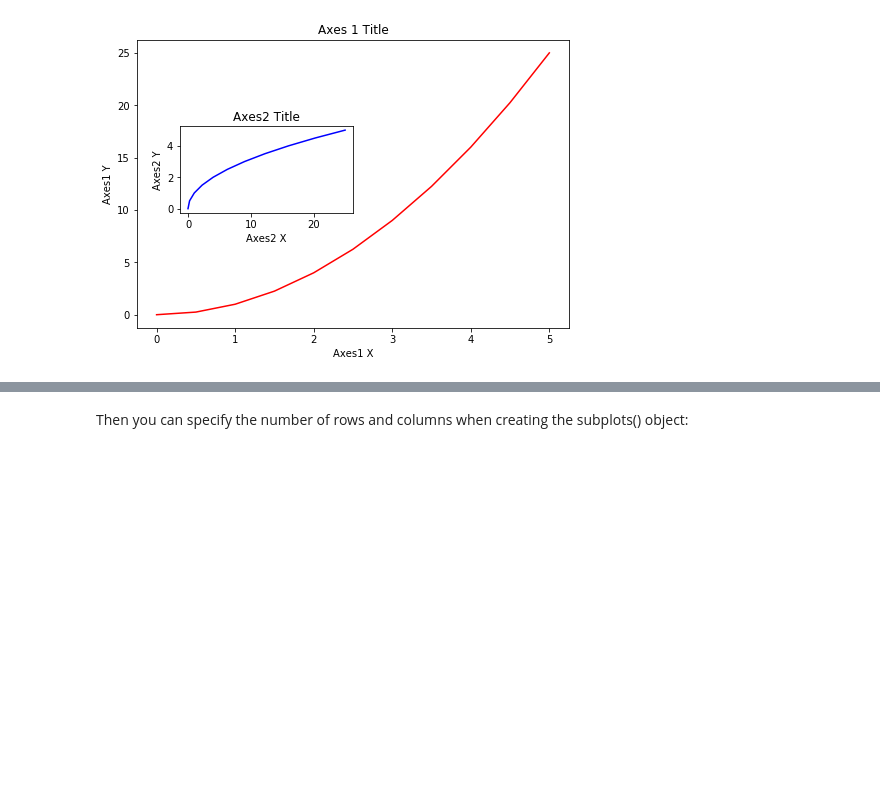
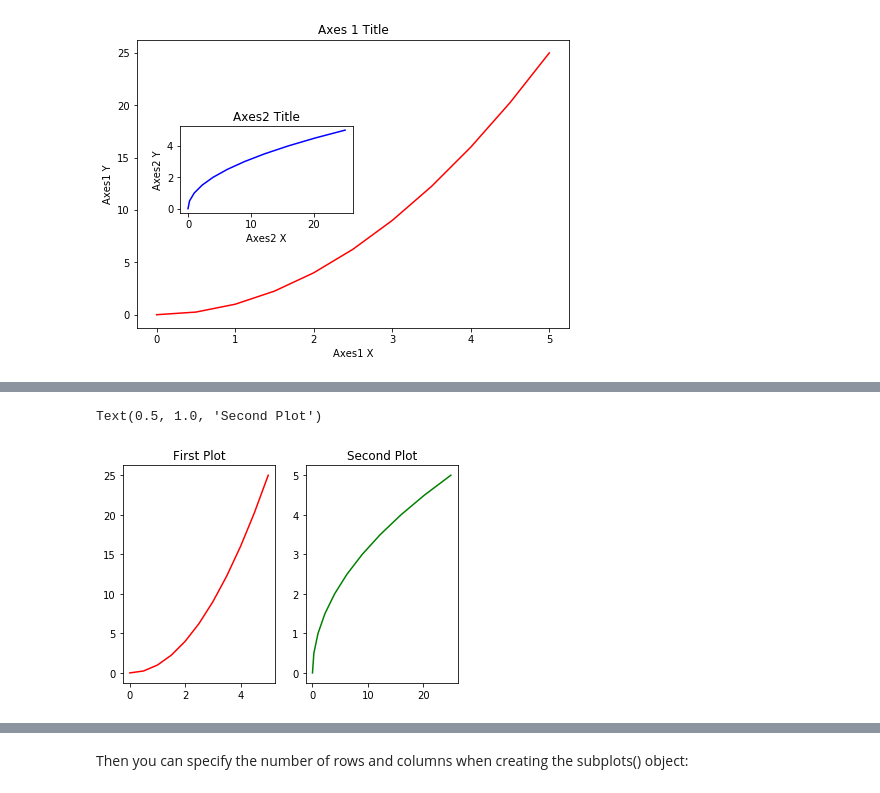
Before and after one commit to rahgoki/PythonForDataScience_Udemy, a Jupyter notebook: Section_7_Matplotlib/01-Matplotlib Concepts Lecture.ipynb, the cells around one changed output, grey strips where cells are left out. Cells and saved outputs as stored; diff of their text form; code cells hidden in the pictures; blank space fills up the shorter version.

```diff
--- a/Section_7_Matplotlib/01-Matplotlib Concepts Lecture.ipynb
+++ b/Section_7_Matplotlib/01-Matplotlib Concepts Lecture.ipynb
@@ -162,0 +165,15 @@ axes.set_title('title');
+# %%
+# nrows and ncols creates a list of axes objects
+# if >1 subplots; axes must be iterated through or indexed
+fig, axes = plt.subplots(nrows=1, ncols=2)
+
+# first plot
+axes[0].plot(x, y,'r')
+axes[0].set_title('First Plot')
+
+# second plot
+axes[1].plot(y,x,'g')
+axes[1].set_title('Second Plot')
+# %% [output]
+Text(0.5, 1.0, 'Second Plot')
+[figure, added]
```
Also changed, not shown: parts of 11 cells of this notebook, 2 other files.
